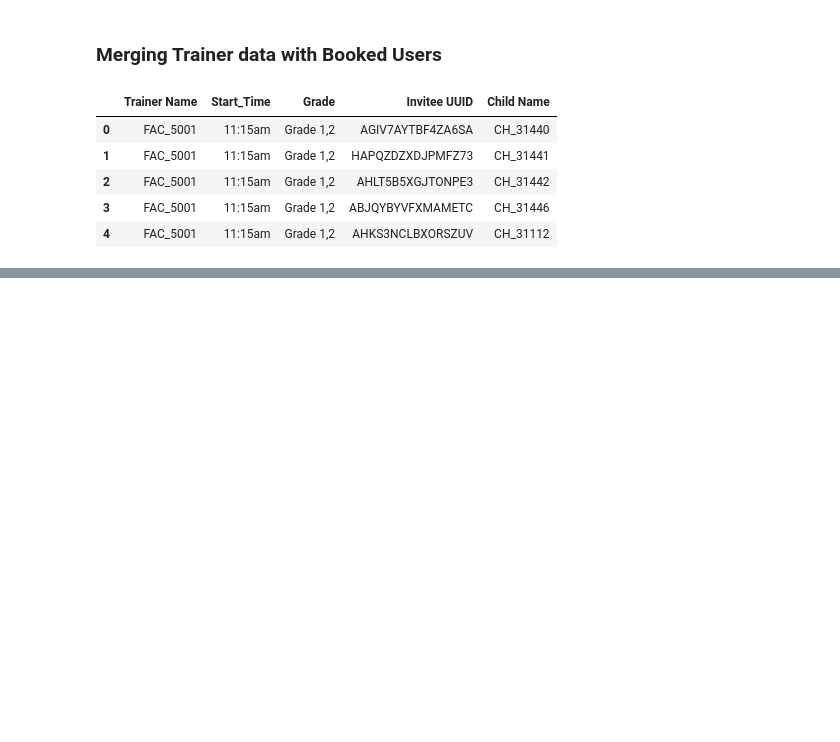
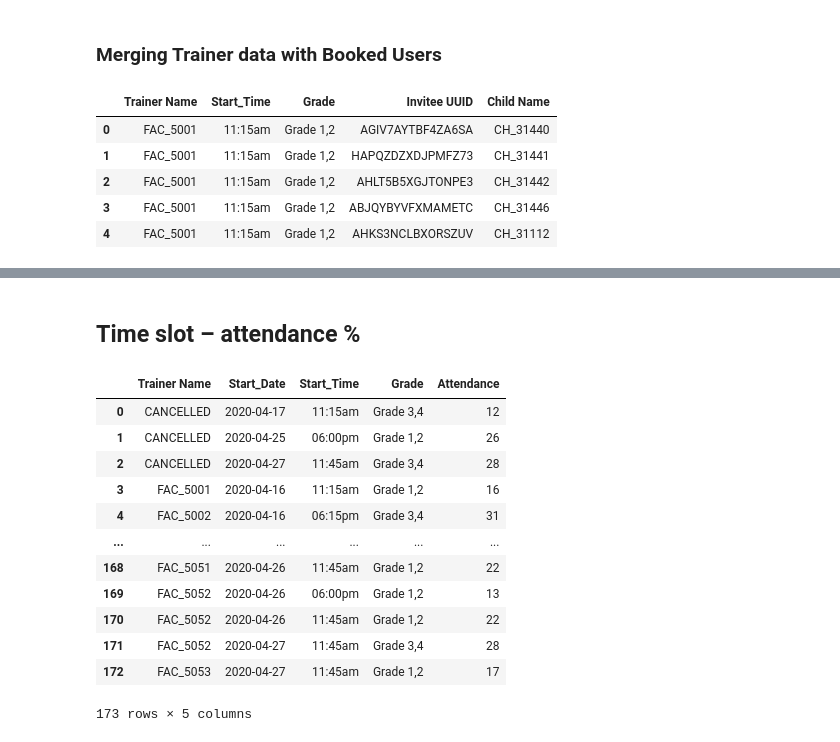
Before and after one commit to jacobjohn2016/Stones2Milestones-DA-Tasks, a Jupyter notebook: Data Analytics Assignment.ipynb, the cells around one changed output, grey strips where cells are left out. Cells and saved outputs as stored; diff of their text form; code cells hidden in the pictures; blank space fills up the shorter version.

```diff
--- a/Data Analytics Assignment.ipynb
+++ b/Data Analytics Assignment.ipynb
@@ -115,0 +333,33 @@ subscription_bought.head()
+# %% [markdown]
+## Time slot – attendance %
+# %%
+trainers['Date'] = trainers['Date'].apply(lambda x: " ".join(['2020', x]))
+trainers['Date'] = pd.to_datetime(trainers['Date'], format = "%Y %d %B %A")
+trainers['Date'] = trainers['Date'].dt.date
+# %%
+booked_users['Start_Date'] = booked_users['Start_Slot'].dt.date
+# %%
+trainers_batch = pd.merge(trainers[['Trainer Name','Start_Time','Grade', 'Date']],
+                          booked_users[['Child Name','Start_Time','Grade', 'Start_Date']],
+                          left_on=['Start_Time','Grade','Date'],
+                          right_on=['Start_Time','Grade','Start_Date'],
+                          how = 'left')
+# %%
+batch_attendance = trainers_batch.groupby(['Trainer Name','Start_Date','Start_Time','Grade'])['Child Name']\
+.nunique().reset_index().rename(columns = {'Child Name':'Attendance'})
+# %%
+batch_attendance
+# %% [output]
+|  | Trainer Name | Start_Date | Start_Time | Grade | Attendance |
+| 0 | CANCELLED | 2020-04-17 | 11:15am | Grade 3,4 | 12 |
+| 1 | CANCELLED | 2020-04-25 | 06:00pm | Grade 1,2 | 26 |
+| 2 | CANCELLED | 2020-04-27 | 11:45am | Grade 3,4 | 28 |
+| 3 | FAC_5001 | 2020-04-16 | 11:15am | Grade 1,2 | 16 |
+| 4 | FAC_5002 | 2020-04-16 | 06:15pm | Grade 3,4 | 31 |
+| ... | ... | ... | ... | ... | ... |
+| 168 | FAC_5051 | 2020-04-26 | 11:45am | Grade 1,2 | 22 |
+| 169 | FAC_5052 | 2020-04-26 | 06:00pm | Grade 1,2 | 13 |
+| 170 | FAC_5052 | 2020-04-26 | 11:45am | Grade 1,2 | 22 |
+| 171 | FAC_5052 | 2020-04-27 | 11:45am | Grade 3,4 | 28 |
+| 172 | FAC_5053 | 2020-04-27 | 11:45am | Grade 1,2 | 17 |
+173 rows × 5 columns
```
Also changed, not shown: parts of 72 cells of this notebook, 2 other files.
